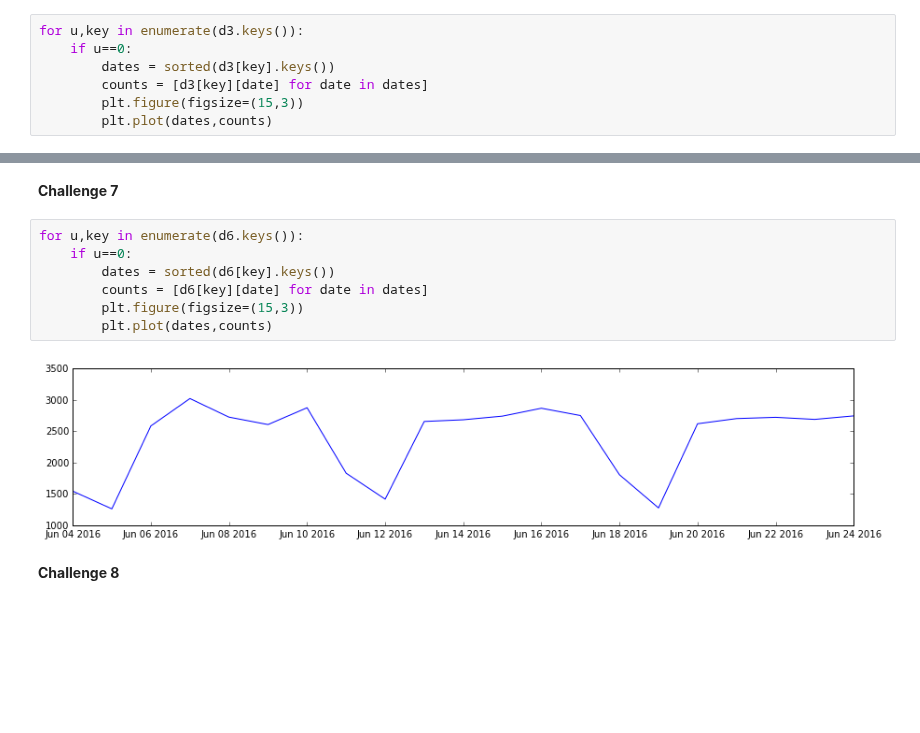
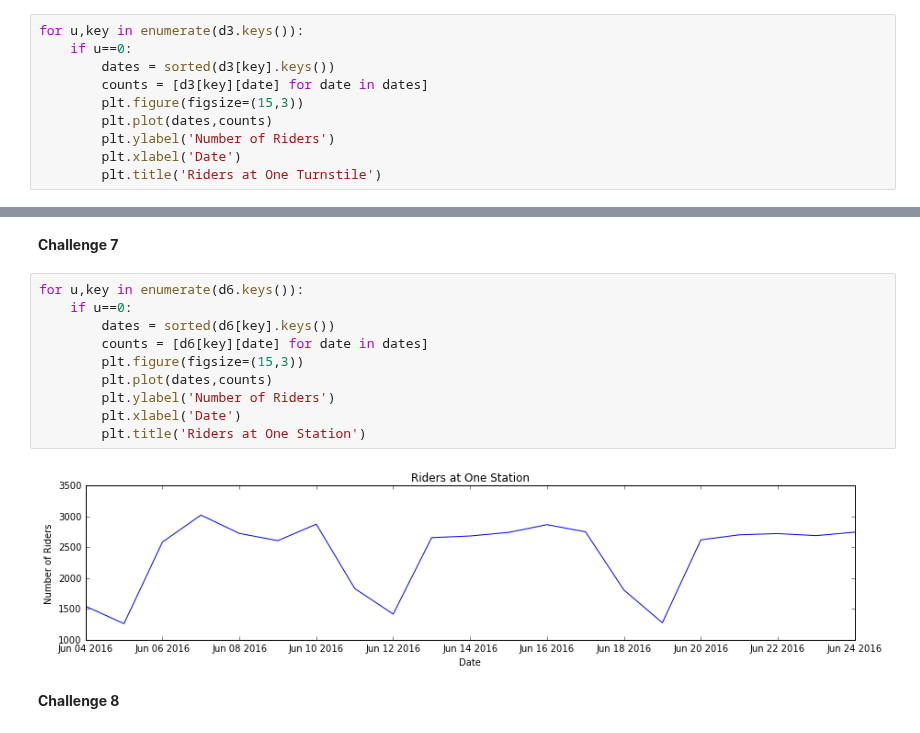
Before and after one commit to robinsones/dsp, a Jupyter notebook: challenges/submissions/adam/Benson_Challenges.ipynb, the cells around one changed output, grey strips where cells are left out. Drawn from its saved outputs; the diff is of its cells as text; blank space fills up the shorter version.

```diff
--- a/challenges/submissions/adam/Benson_Challenges.ipynb
+++ b/challenges/submissions/adam/Benson_Challenges.ipynb
@@ -163,4 +163,7 @@ for u,key in enumerate(d3.keys()):
         counts = [d3[key][date] for date in dates]
         plt.figure(figsize=(15,3))
         plt.plot(dates,counts)
+        plt.ylabel('Number of Riders')
+        plt.xlabel('Date')
+        plt.title('Riders at One Turnstile')
 # %% [output]
@@ -222,12 +225,15 @@ CYPRESS AV
 # %%
 for u,key in enumerate(d6.keys()):
     if u==0:
         dates = sorted(d6[key].keys())
         counts = [d6[key][date] for date in dates]
         plt.figure(figsize=(15,3))
         plt.plot(dates,counts)
+        plt.ylabel('Number of Riders')
+        plt.xlabel('Date')
+        plt.title('Riders at One Station')
 # %% [output]
-[figure, old version]
+[figure, new version]
 # %% [markdown]
 **Challenge 8**
 # %%
```
Also changed, not shown: parts of 6 cells of this notebook.
